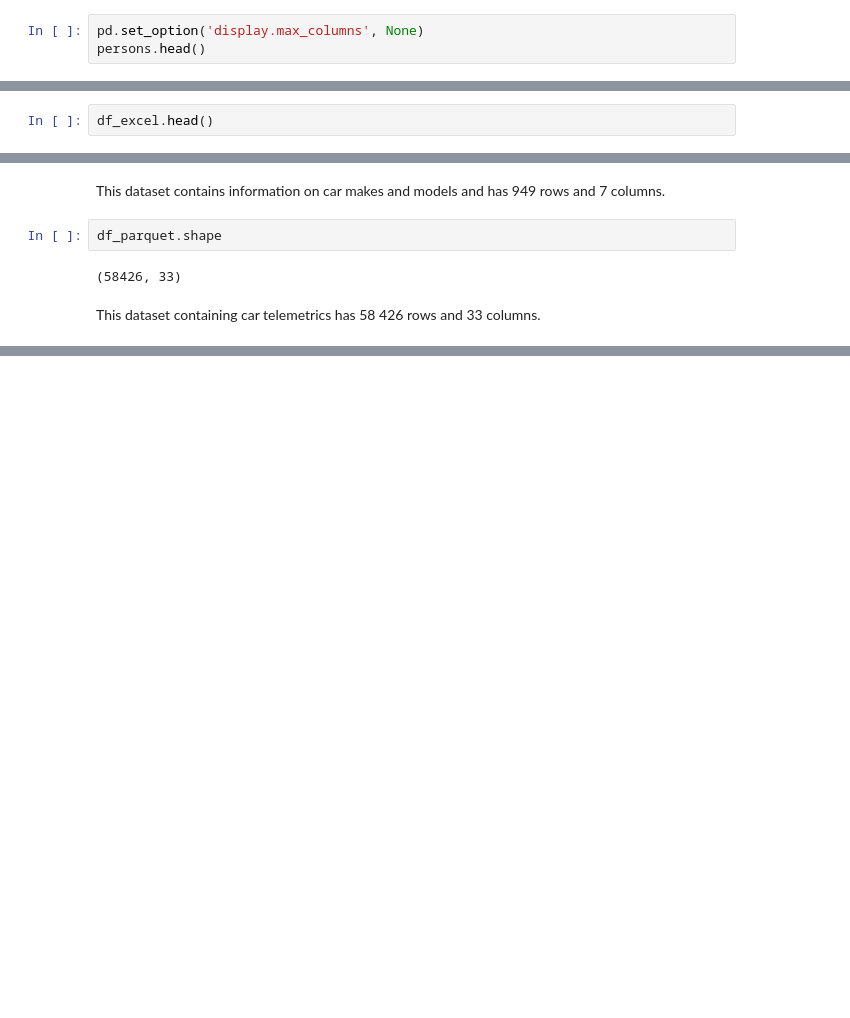
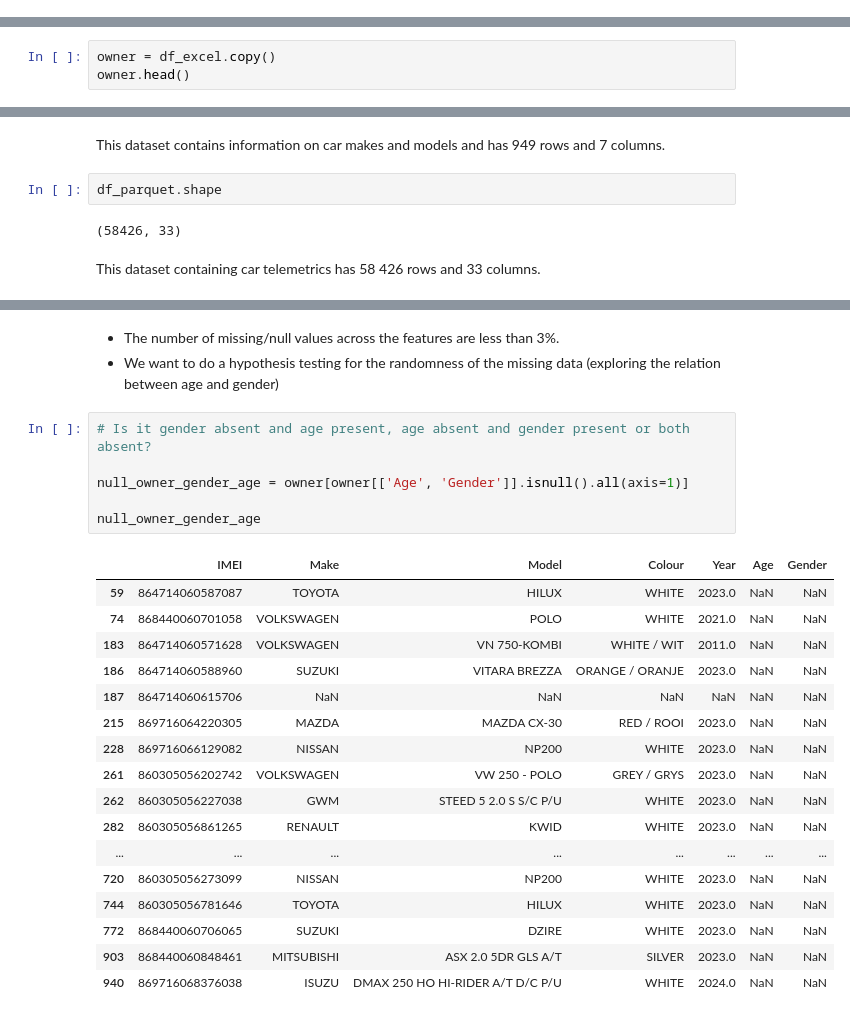
Before and after one commit to Shar-06/ChallengeTwo, a Jupyter notebook: Files/Notebook/DriverSafety.ipynb, the cells around one changed output, grey strips where cells are left out. Cells and saved outputs as stored; diff of their text form; blank space fills up the shorter version.

```diff
--- a/Files/Notebook/DriverSafety.ipynb
+++ b/Files/Notebook/DriverSafety.ipynb
@@ -47,3 +31,0 @@ Persons: (254563, 113)
-# %%
-pd.set_option('display.max_columns', None)
-persons.head()
@@ -107,7 +86,8 @@ First 5 rows of the Excel data:
 3           0          0  Bramley  Johannesburg
 4           0          0  Bramley  Johannesburg
 # %%
-df_excel.head()
+owner = df_excel.copy()
+owner.head()
 # %% [output]
 |  | IMEI | Make | Model | Colour | Year | Age | Gender |
 | 0 | 860305051123794 | VOLKSWAGEN | VW 27X - POLO | WHITE / WIT | 2018.0 | 38.0 | Male |
@@ -139,0 +180,27 @@ This dataset containing car telemetrics has 58 426 rows and 33 columns.
+# %% [markdown]
+- The number of missing/null values across the features are less than 3%.
+- We want to do a hypothesis testing for the randomness of the missing data (exploring the relation between age and gender)
+# %%
+# Is it gender absent and age present, age absent and gender present or both absent?
+
+null_owner_gender_age = owner[owner[['Age', 'Gender']].isnull().all(axis=1)]
+
+null_owner_gender_age
+# %% [output]
+|  | IMEI | Make | Model | Colour | Year | Age | Gender |
+| 59 | 864714060587087 | TOYOTA | HILUX | WHITE | 2023.0 | NaN | NaN |
+| 74 | 868440060701058 | VOLKSWAGEN | POLO | WHITE | 2021.0 | NaN | NaN |
+| 183 | 864714060571628 | VOLKSWAGEN | VN 750-KOMBI | WHITE / WIT | 2011.0 | NaN | NaN |
+| 186 | 864714060588960 | SUZUKI | VITARA BREZZA | ORANGE / ORANJE | 2023.0 | NaN | NaN |
+| 187 | 864714060615706 | NaN | NaN | NaN | NaN | NaN | NaN |
+| 215 | 869716064220305 | MAZDA | MAZDA CX-30 | RED / ROOI | 2023.0 | NaN | NaN |
+| 228 | 869716066129082 | NISSAN | NP200 | WHITE | 2023.0 | NaN | NaN |
+| 261 | 860305056202742 | VOLKSWAGEN | VW 250 - POLO | GREY / GRYS | 2023.0 | NaN | NaN |
+| 262 | 860305056227038 | GWM | STEED 5 2.0 S S/C P/U | WHITE | 2023.0 | NaN | NaN |
+| 282 | 860305056861265 | RENAULT | KWID | WHITE | 2023.0 | NaN | NaN |
+| ... | ... | ... | ... | ... | ... | ... | ... |
+| 720 | 860305056273099 | NISSAN | NP200 | WHITE | 2023.0 | NaN | NaN |
+| 744 | 860305056781646 | TOYOTA | HILUX | WHITE | 2023.0 | NaN | NaN |
+| 772 | 868440060706065 | SUZUKI | DZIRE | WHITE | 2023.0 | NaN | NaN |
+| 903 | 868440060848461 | MITSUBISHI | ASX 2.0 5DR GLS A/T | SILVER | 2023.0 | NaN | NaN |
+| 940 | 869716068376038 | ISUZU | DMAX 250 HO HI-RIDER A/T D/C P/U | WHITE | 2024.0 | NaN | NaN |
```
Also changed, not shown: parts of 29 cells of this notebook.
